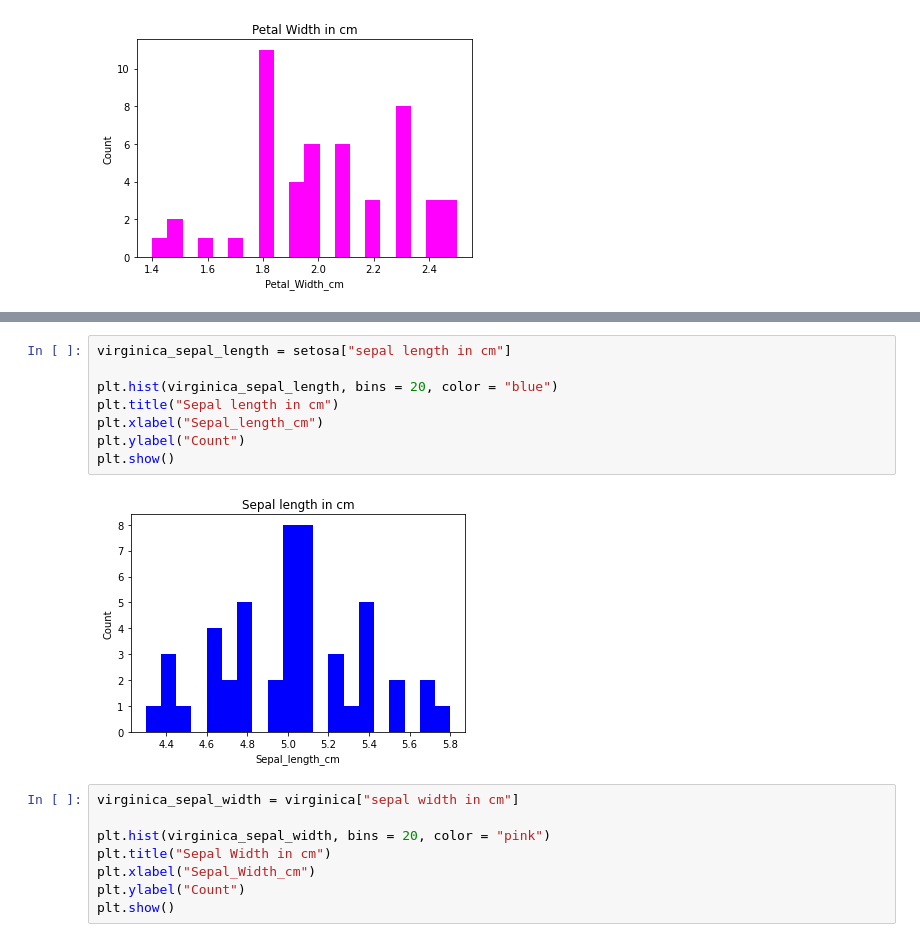
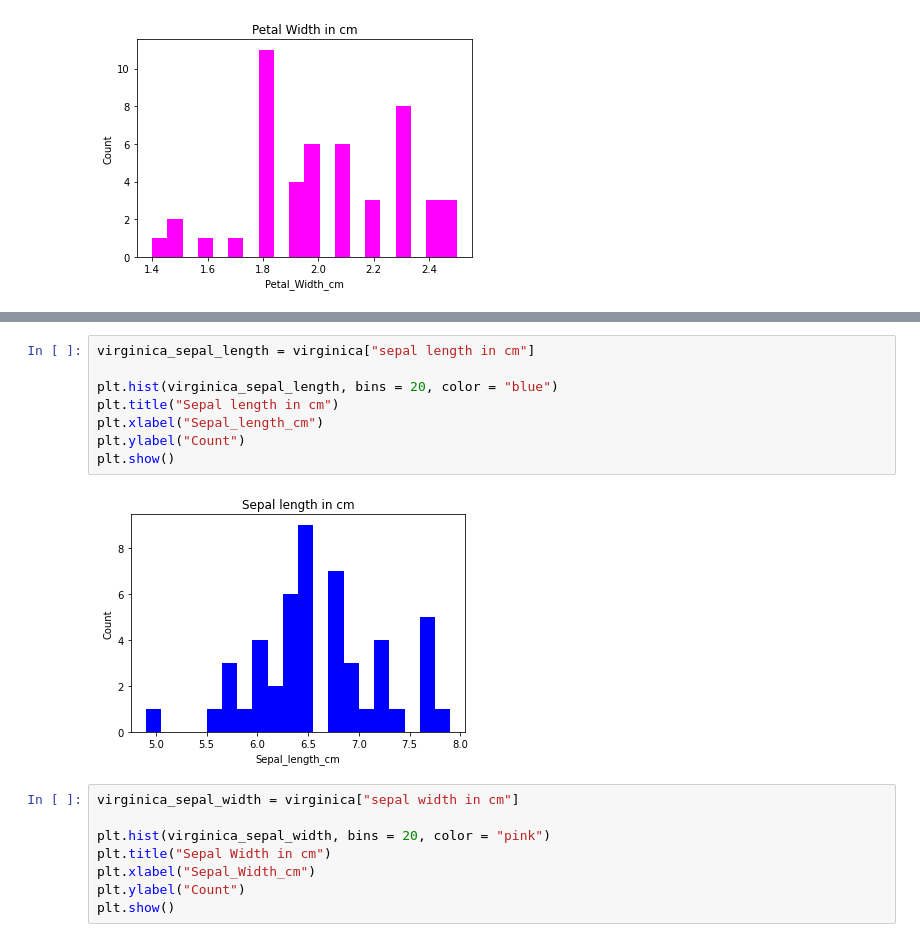
Before and after one commit to loughjo/pands-project, a Jupyter notebook: Iris_data_analysis_project.ipynb, the cells around one changed output, grey strips where cells are left out. Saved outputs shown, nothing was run; the diff lists cells and outputs as text.

```diff
--- a/Iris_data_analysis_project.ipynb
+++ b/Iris_data_analysis_project.ipynb
@@ -361,13 +520,13 @@ plt.show()
 # %%
-virginica_sepal_length = setosa["sepal length in cm"]
+virginica_sepal_length = virginica["sepal length in cm"]
 
 plt.hist(virginica_sepal_length, bins = 20, color = "blue")
 plt.title("Sepal length in cm")
 plt.xlabel("Sepal_length_cm")
 plt.ylabel("Count")
 plt.show()
 # %% [output]
-[figure, old version]
+[figure, new version]
 # %%
 virginica_sepal_width = virginica["sepal width in cm"]
 
```
Also changed, not shown: parts of 53 cells of this notebook, 2 other files.
